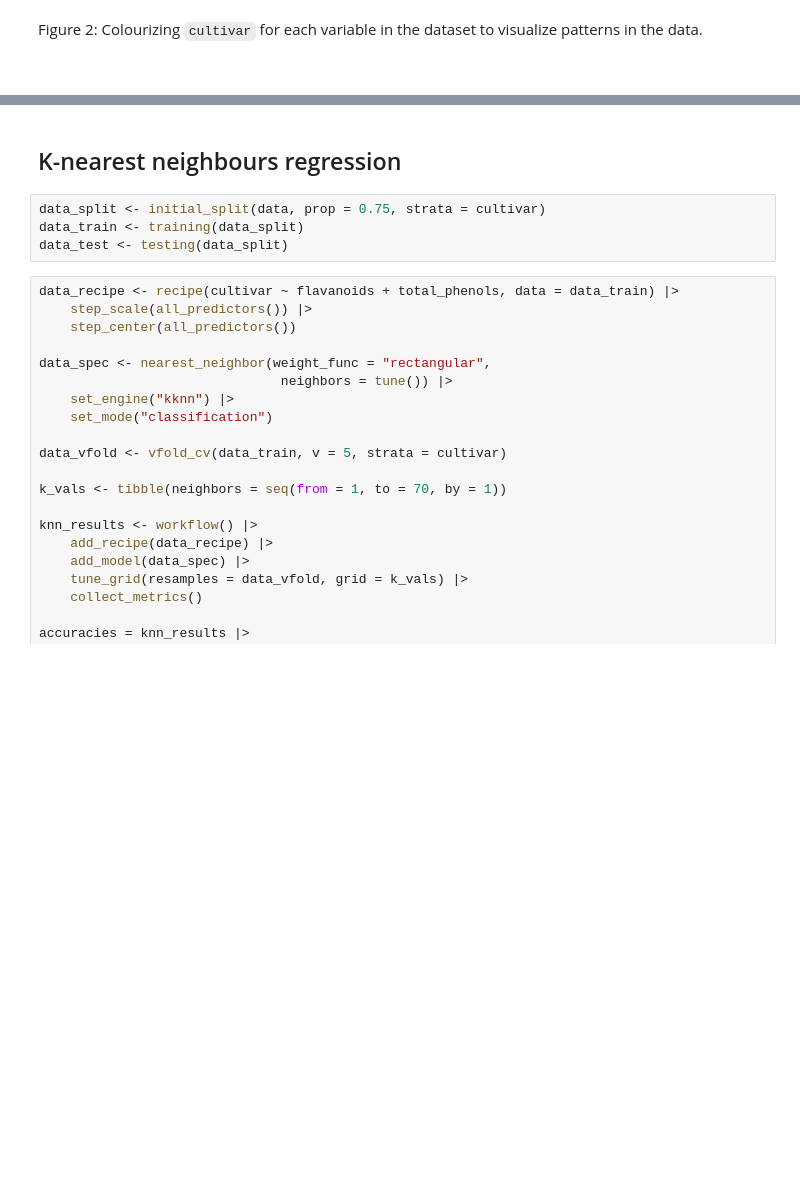
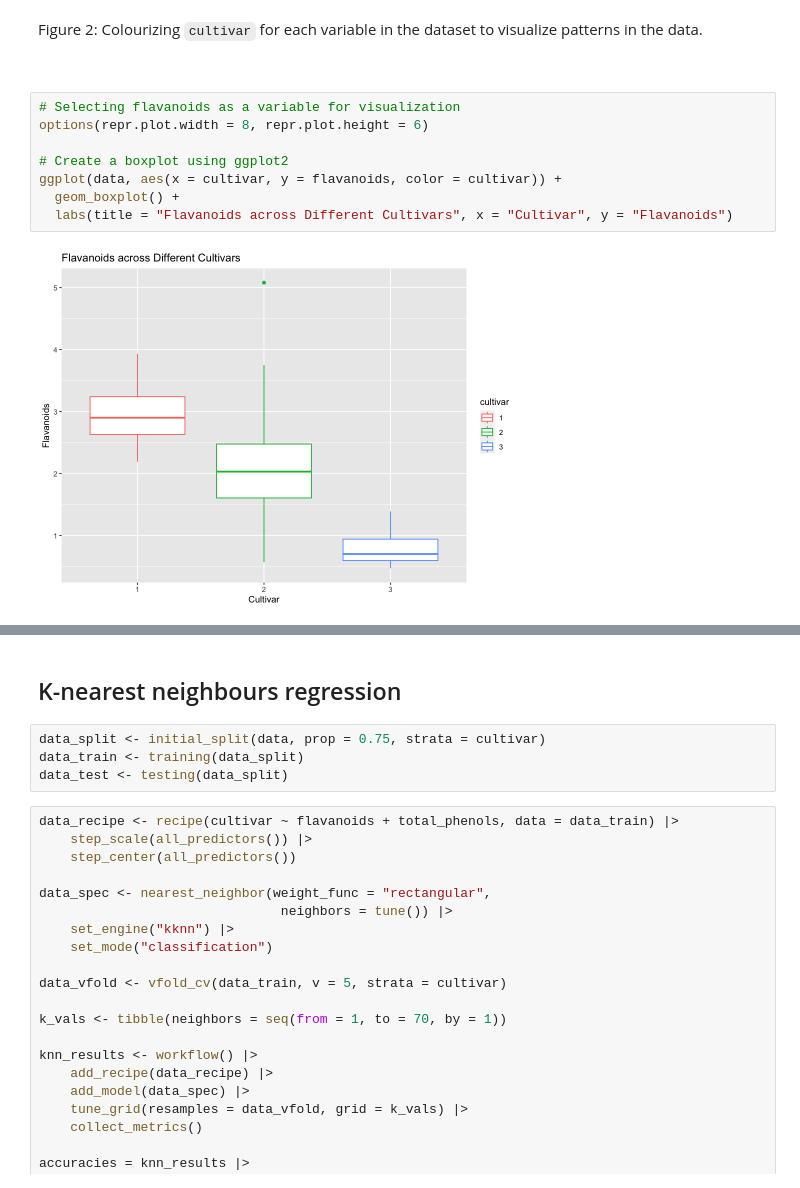
Before and after one commit to DSCI-310-2024/dsci-310_group-5_predicting-wine-cultivars, a Jupyter notebook: analysis/predicting_wine_cultivars.ipynb, the cells around one changed output, grey strips where cells are left out. Drawn from its saved outputs; the diff is of its cells as text; blank space fills up the shorter version.

Commit message:
adding box plots to the EDA from Bruce

```diff
--- a/analysis/predicting_wine_cultivars.ipynb
+++ b/analysis/predicting_wine_cultivars.ipynb
@@ -178,3 +242,13 @@ eda_plot1
 Figure 2: Colourizing `cultivar` for each variable in the dataset to visualize patterns in the data.
 
 <br>
+# %%
+# Selecting flavanoids as a variable for visualization
+options(repr.plot.width = 8, repr.plot.height = 6)
+
+# Create a boxplot using ggplot2
+ggplot(data, aes(x = cultivar, y = flavanoids, color = cultivar)) +
+  geom_boxplot() +
+  labs(title = "Flavanoids across Different Cultivars", x = "Cultivar", y = "Flavanoids")
+# %% [output]
+[figure, added]
```
Also changed, not shown: parts of 7 cells of this notebook.
